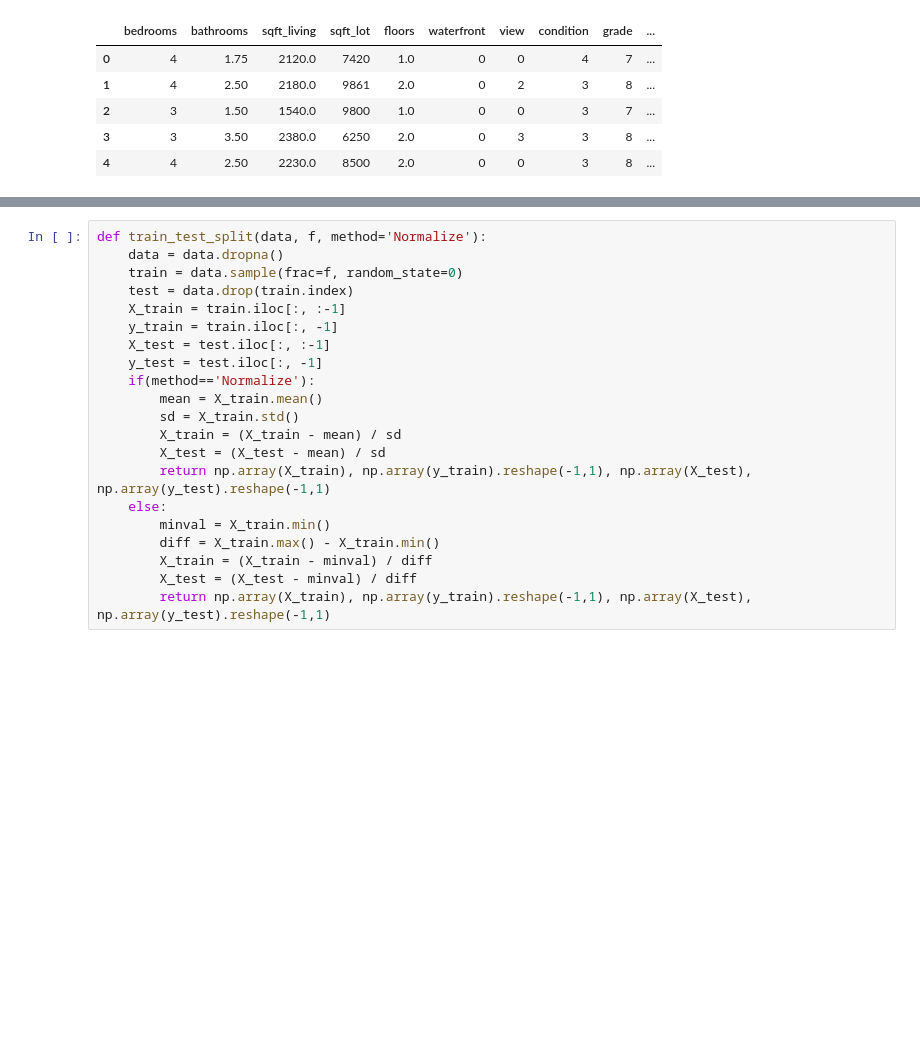
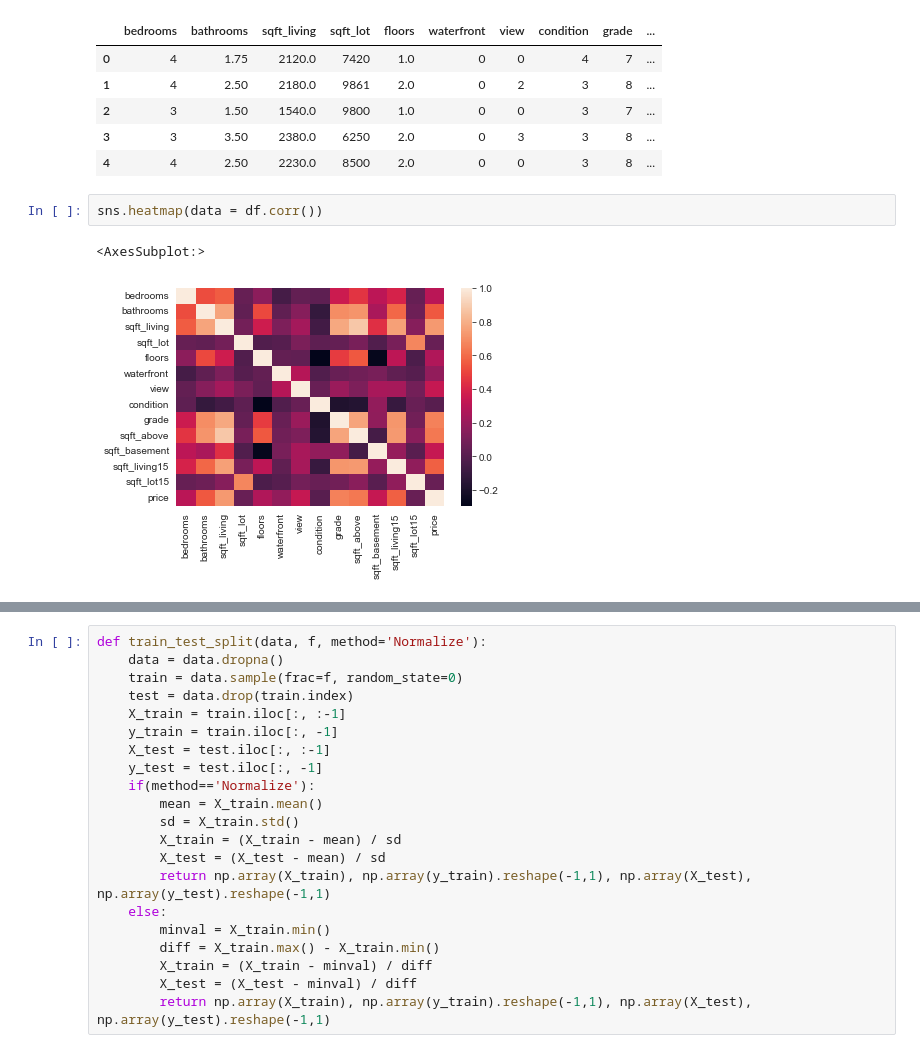
Before and after one commit to durba-s/FODS_Assignment, a Jupyter notebook: FoDS_Assignment_2.ipynb, the cells around one changed output, grey strips where cells are left out. Cells and saved outputs as stored; diff of their text form; blank space fills up the shorter version.

```diff
--- a/FoDS_Assignment_2.ipynb
+++ b/FoDS_Assignment_2.ipynb
@@ -17,3 +16,8 @@ df.head()
 | 2 | 3 | 1.50 | 1540.0 | 9800 | 1.0 | 0 | 0 | 3 | 7 | ... |
 | 3 | 3 | 3.50 | 2380.0 | 6250 | 2.0 | 0 | 3 | 3 | 8 | ... |
 | 4 | 4 | 2.50 | 2230.0 | 8500 | 2.0 | 0 | 0 | 3 | 8 | ... |
+# %%
+sns.heatmap(data = df.corr())
+# %% [output]
+<AxesSubplot:>
+[figure, added]
```
Also changed, not shown: parts of 11 cells of this notebook.
